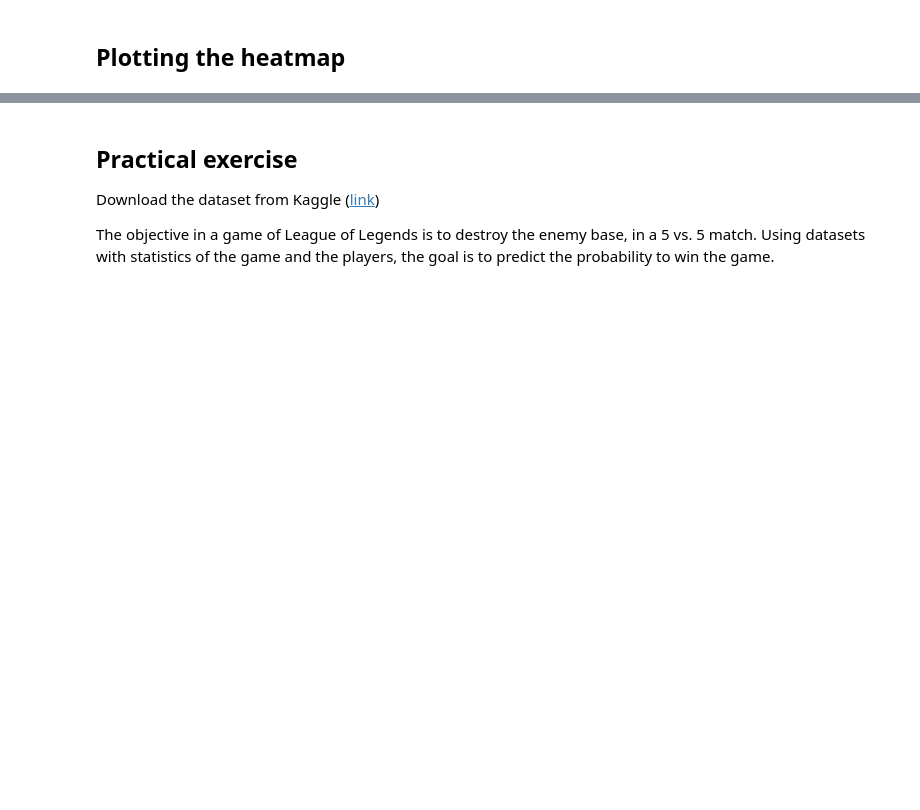
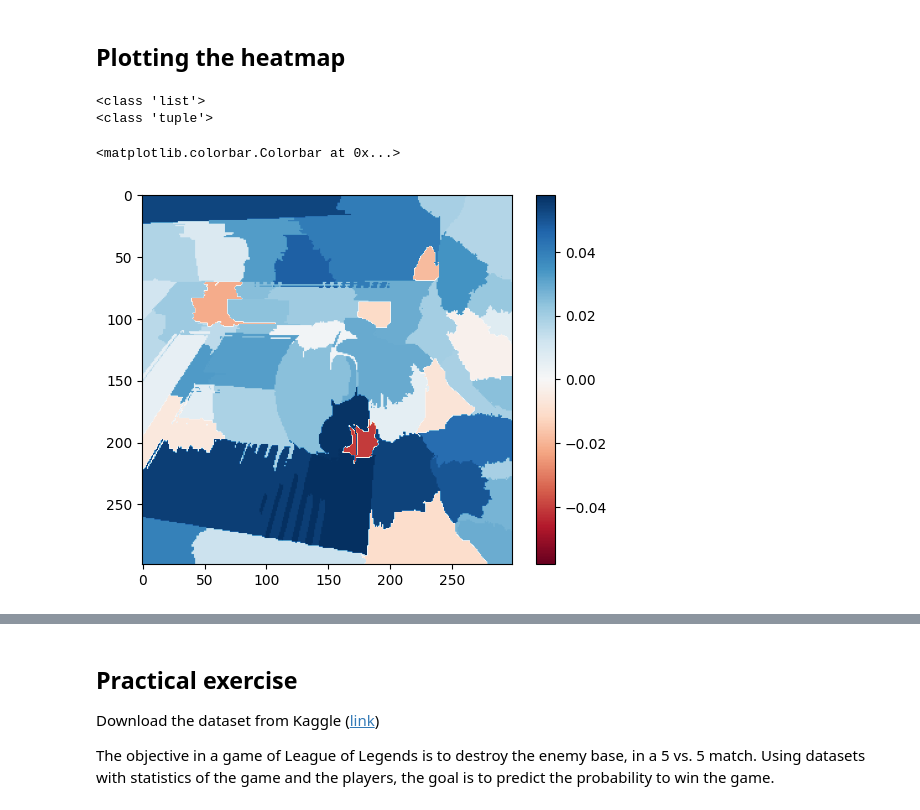
Before and after one commit to 0nyr/explainibility_seminar, a Jupyter notebook: src/Notebook_explicability_students_version-2.ipynb, the cells around one changed output, grey strips where cells are left out. Saved outputs shown, nothing was run; the diff lists cells and outputs as text; code cells hidden in the pictures; blank space fills up the shorter version.

```diff
--- a/src/Notebook_explicability_students_version-2.ipynb
+++ b/src/Notebook_explicability_students_version-2.ipynb
@@ -488,18 +581,25 @@ plt.imshow(mark_boundaries(temp / 2 + 0.5, mask))
 ## Plotting the heatmap
 # %%
 # TODO : Select the same class explained on the figures above and return it as a variable called "ind"
+ind = explanation.top_labels[0]
 
-# TODO : What does explanation.local_exp[ind] return ?
+# TODO : What does explanation.local_exp[ind] return ? -> list of tuples
+print(type(explanation.local_exp[ind]))
+print(type(explanation.local_exp[ind][0]))
 
 # TODO : Map each explanation weight to the corresponding superpixel and return it as a dict called dict_heatmap
-
-
+dict_heatmap = dict(explanation.local_exp[ind])
 
 heatmap = np.vectorize(dict_heatmap.get)(explanation.segments)
 
 #Plot. The visualization makes more sense if a symmetrical colorbar is used.
 plt.imshow(heatmap, cmap = 'RdBu', vmin  = -heatmap.max(), vmax = heatmap.max())
 plt.colorbar()
+# %% [output]
+<class 'list'>
+<class 'tuple'>
+<matplotlib.colorbar.Colorbar at 0x...>
+[figure, added]
 # %% [markdown]
 # **SH**apley **A**dditive ex**P**lanations ([Lundberg et .al 2017](https://arxiv.org/abs/1905.04610))
 
```
Also changed, not shown: parts of 19 cells of this notebook, 4 other files.
